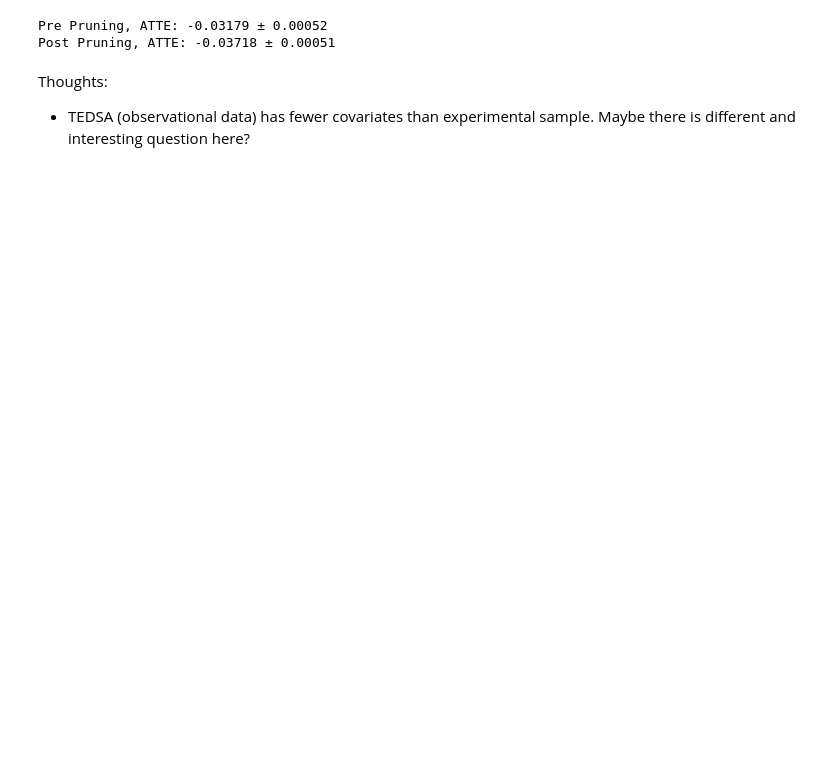
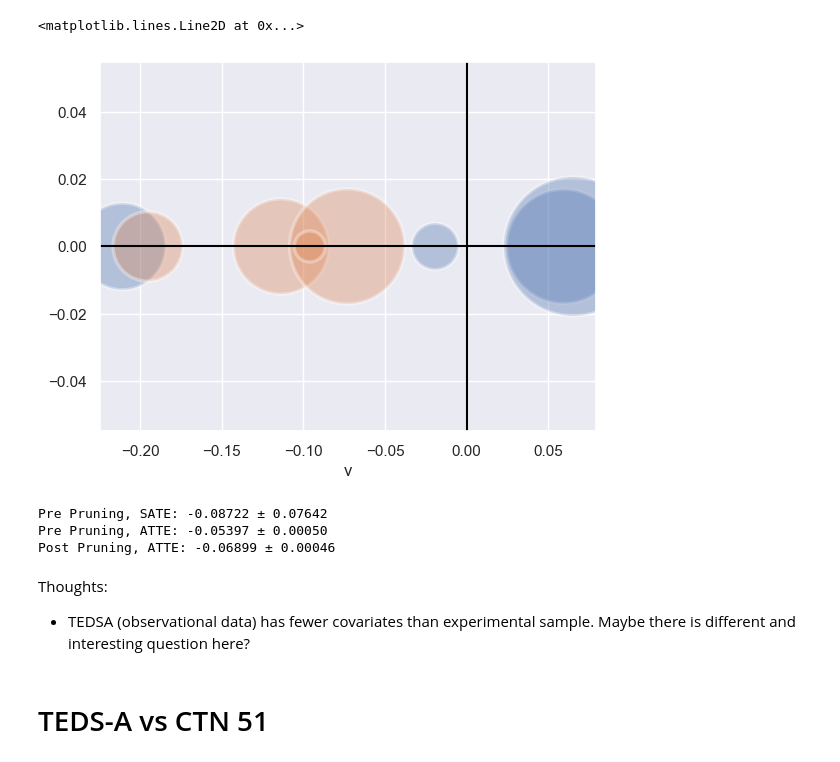
Before and after one commit to harsh-parikh/fuse, a Jupyter notebook: tedsa_analysis.ipynb, the cells around one changed output. Saved outputs shown, nothing was run; the diff lists cells and outputs as text; code cells hidden in the pictures; blank space fills up the shorter version.

```diff
--- a/tedsa_analysis.ipynb
+++ b/tedsa_analysis.ipynb
@@ -190,6 +254,36 @@ tree.plot_tree(
+# %%
+## Looking at the CATEs for the underrepresented subgroups across trial and population
+sns.scatterplot(
+    x="v",
+    y=0,
+    size="vsq",
+    sizes=(500, 10000),
+    alpha=0.35,
+    legend=False,
+    hue="ivdrug",
+    data=D_rash.groupby(by=["xrace_1", "ivdrug", "bbenzo30_base"]).mean()[["v", "vsq"]],
+)
+plt.axvline(0, c="black")
+plt.axhline(0, c="black")
+# %% [output]
+<matplotlib.lines.Line2D at 0x...>
+[figure, added]
 # %%
 D_rash.to_csv("tedsa_analysis_forest_rashomon_opt.csv")
 # %%
+print(
+    r"Pre Pruning, SATE: %.5f ± %.5f"
+    % (
+        df_.loc[(df_[sample] == 1) * (df_[treatment] == 1), outcome].mean()
+        - df_.loc[(df_[sample] == 1) * (df_[treatment] == 0), outcome].mean(),
+        1.96
+        * (
+            df_.loc[(df_[sample] == 1) * (df_[treatment] == 1), outcome].sem()
+            + df_.loc[(df_[sample] == 1) * (df_[treatment] == 0), outcome].sem()
+        ),
+    )
+)
+
 print(
     r"Pre Pruning, ATTE: %.5f ± %.5f"
     % (
@@ -209,8 +303,11 @@ print(
     )
 )
 # %% [output]
-Pre Pruning, ATTE: -0.03179 ± 0.00052
-Post Pruning, ATTE: -0.03718 ± 0.00051
+Pre Pruning, SATE: -0.08722 ± 0.07642
+Pre Pruning, ATTE: -0.05397 ± 0.00050
+Post Pruning, ATTE: -0.06899 ± 0.00046
 # %% [markdown]
 Thoughts:
 * TEDSA (observational data) has fewer covariates than experimental sample. Maybe there is different and interesting question here?
+# %% [markdown]
+# TEDS-A vs CTN 51
```
Also changed, not shown: parts of 19 cells of this notebook, 11 other files.
